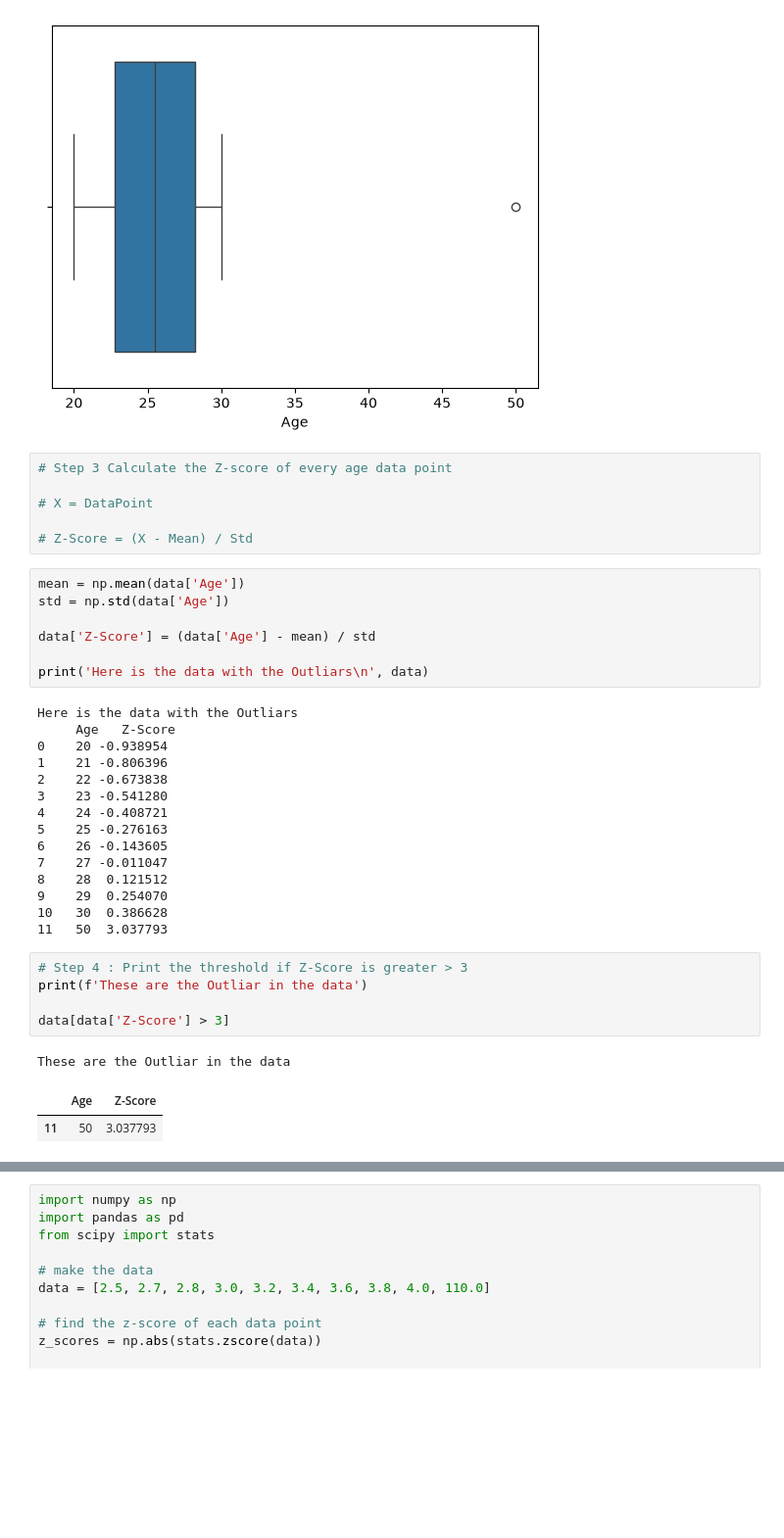
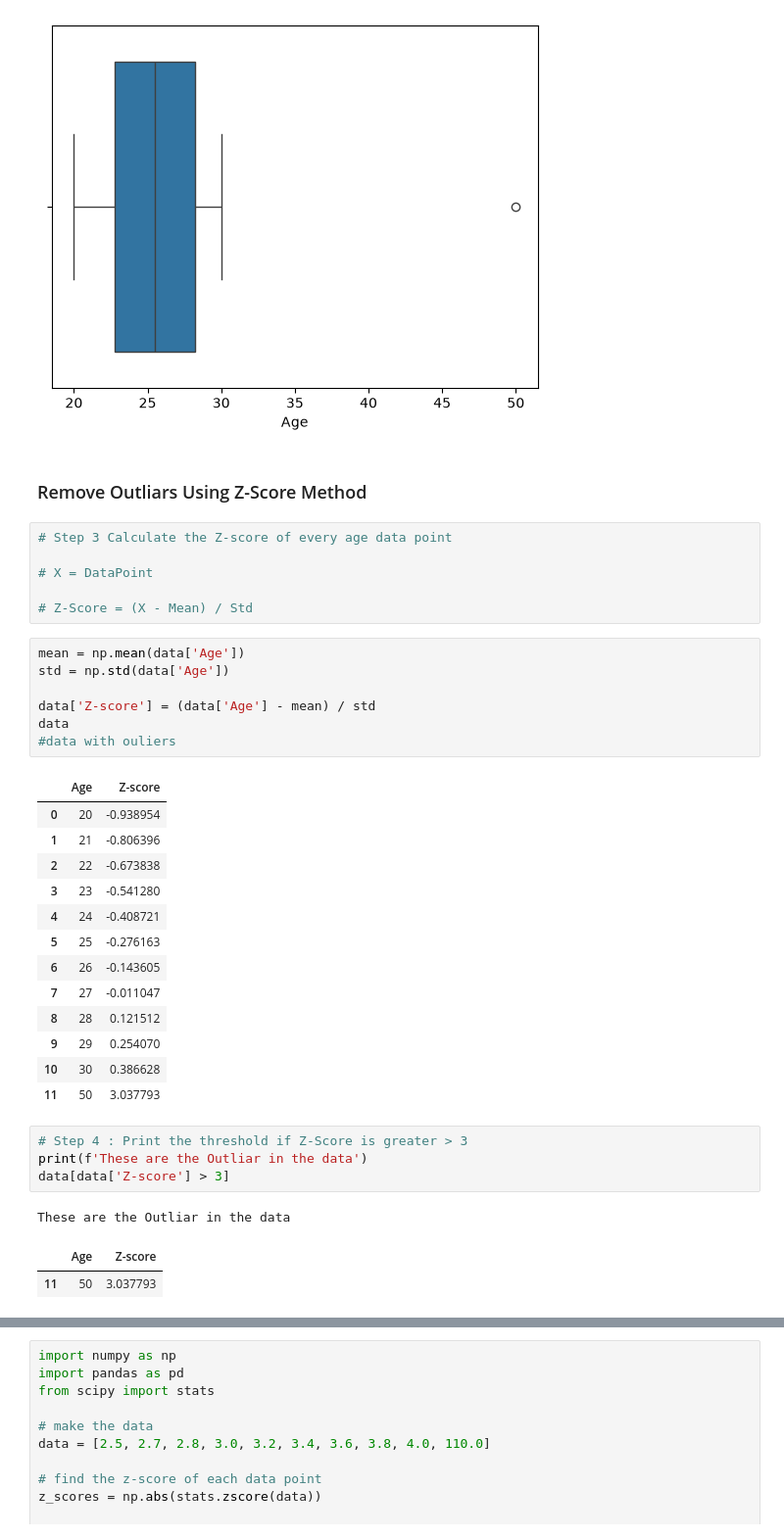
Before and after one commit to UsamaXNaeem528/Generative-Ai, a Jupyter notebook: 06_Week_10_Numpy_Pandas_Visulaization/i-Outliers.ipynb, the cells around one changed output, grey strips where cells are left out. Shown at 98% size. Drawn from its saved outputs; the diff is of its cells as text; blank space fills up the shorter version.

```diff
--- a/06_Week_10_Numpy_Pandas_Visulaization/i-Outliers.ipynb
+++ b/06_Week_10_Numpy_Pandas_Visulaization/i-Outliers.ipynb
@@ -28,6 +28,8 @@ sns.boxplot(x=data['Age'])
 # %% [output]
 <Axes: xlabel='Age'>
 [figure]
+# %% [markdown]
+<h3> Remove Outliars Using Z-Score Method</h3>
 # %%
 # Step 3 Calculate the Z-score of every age data point
 
@@ -38,30 +40,28 @@ sns.boxplot(x=data['Age'])
 mean = np.mean(data['Age'])
 std = np.std(data['Age'])
 
-data['Z-Score'] = (data['Age'] - mean) / std
-
-print('Here is the data with the Outliars\n', data)
+data['Z-score'] = (data['Age'] - mean) / std
+data
+#data with ouliers
 # %% [output]
-Here is the data with the Outliars
-     Age   Z-Score
-0    20 -0.938954
-1    21 -0.806396
-2    22 -0.673838
-3    23 -0.541280
-4    24 -0.408721
-5    25 -0.276163
-6    26 -0.143605
-7    27 -0.011047
-8    28  0.121512
-9    29  0.254070
-10   30  0.386628
-11   50  3.037793
+|  | Age | Z-score |
+| 0 | 20 | -0.938954 |
+| 1 | 21 | -0.806396 |
+| 2 | 22 | -0.673838 |
+| 3 | 23 | -0.541280 |
+| 4 | 24 | -0.408721 |
+| 5 | 25 | -0.276163 |
+| 6 | 26 | -0.143605 |
+| 7 | 27 | -0.011047 |
+| 8 | 28 | 0.121512 |
+| 9 | 29 | 0.254070 |
+| 10 | 30 | 0.386628 |
+| 11 | 50 | 3.037793 |
 # %%
 # Step 4 : Print the threshold if Z-Score is greater > 3
 print(f'These are the Outliar in the data')
-
-data[data['Z-Score'] > 3]
+data[data['Z-score'] > 3]
 # %% [output]
 These are the Outliar in the data
-|  | Age | Z-Score |
+|  | Age | Z-score |
 | 11 | 50 | 3.037793 |
```
Also changed, not shown: parts of 6 cells of this notebook, 3 other files.
